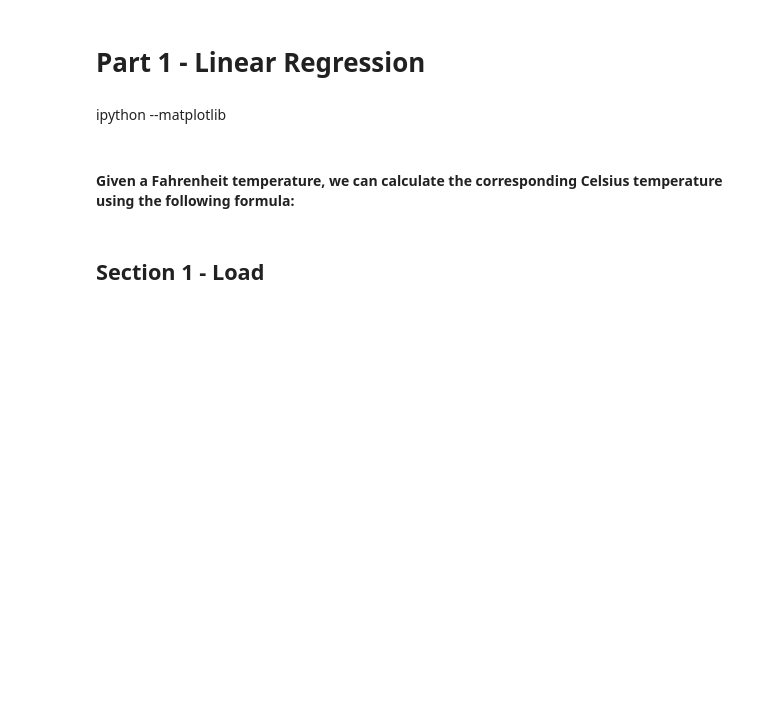
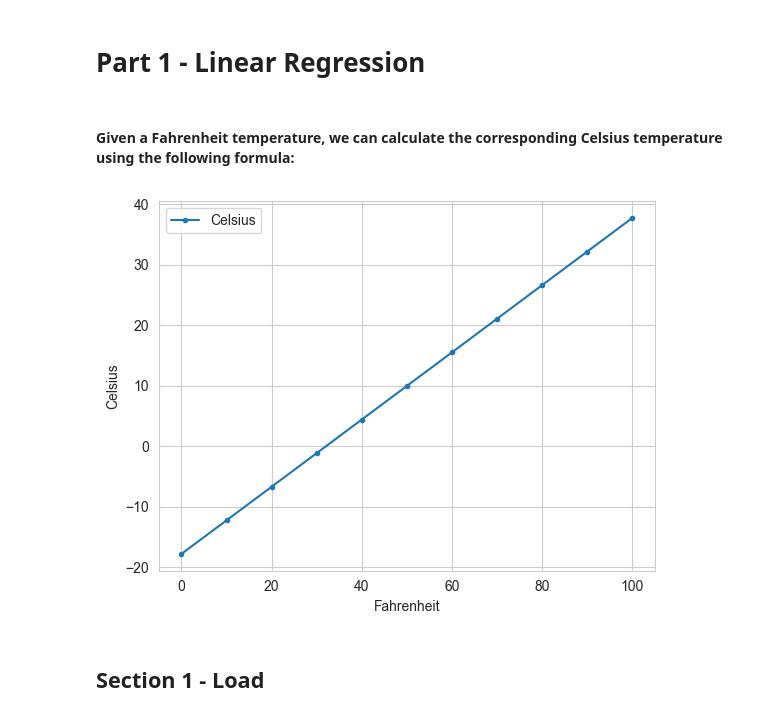
Before and after one commit to juliafangman/data-fun-07-ml-predictive, a Jupyter notebook: Project_7.ipynb, the cells around one changed output. Saved outputs shown, nothing was run; the diff lists cells and outputs as text; code cells hidden in the pictures; blank space fills up the shorter version.

```diff
--- a/Project_7.ipynb
+++ b/Project_7.ipynb
@@ -4,5 +4,3 @@ Author: [Julia Fangman](https://github.com/juliafangman)
 Repository: [datafun-07-ml-predictive](https://github.com/juliafangman/datafun-07-ml-predictive)
 # %% [markdown]
 # Part 1 - Linear Regression
-# %% [markdown]
-ipython --matplotlib
@@ -9,14 +11,15 @@ ipython --matplotlib
 # %% [markdown]
 #### Given a Fahrenheit temperature, we can calculate the corresponding Celsius temperature using the following formula:
 # %%
-c = 5 / 9 * (f - 32)
 c = lambda f: 5 / 9 * (f - 32)
 temps = [(f, c(f)) for f in range(0, 101, 10)]
 
 import pandas as pd
 temps_df = pd.DataFrame(temps, columns=['Fahrenheit', 'Celsius'])
 axes = temps_df.plot(x='Fahrenheit', y='Celsius', style='.-')
 y_label = axes.set_ylabel('Celsius')
+# %% [output]
+[figure, added]
 # %% [markdown]
 ## Section 1 - Load
 # %%
```
Also changed, not shown: parts of 16 cells of this notebook.
